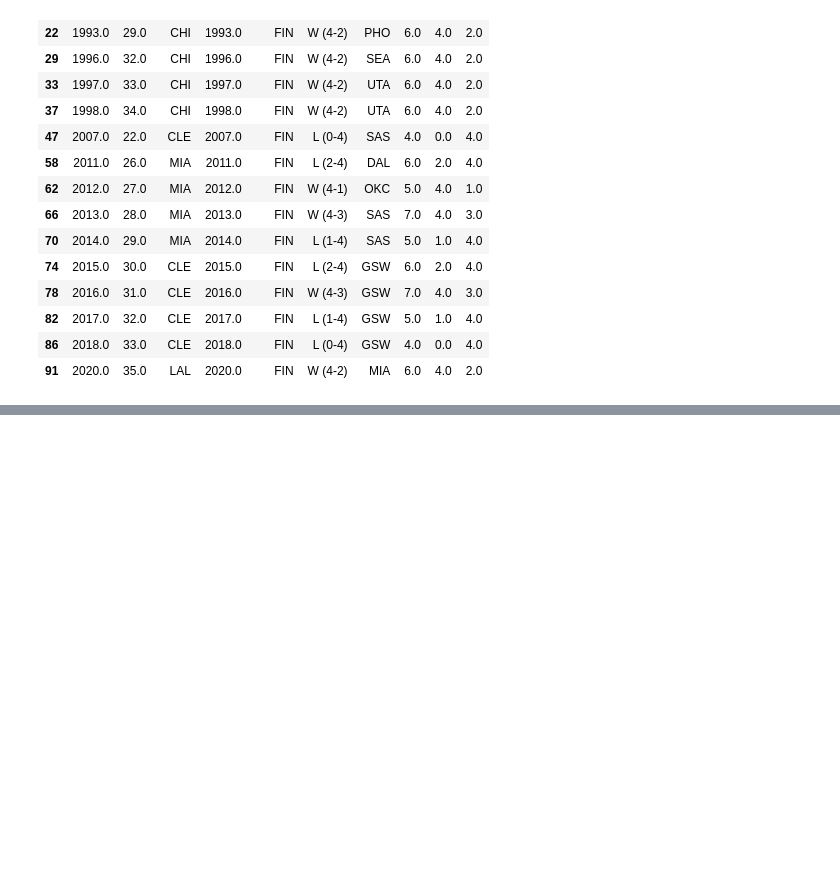
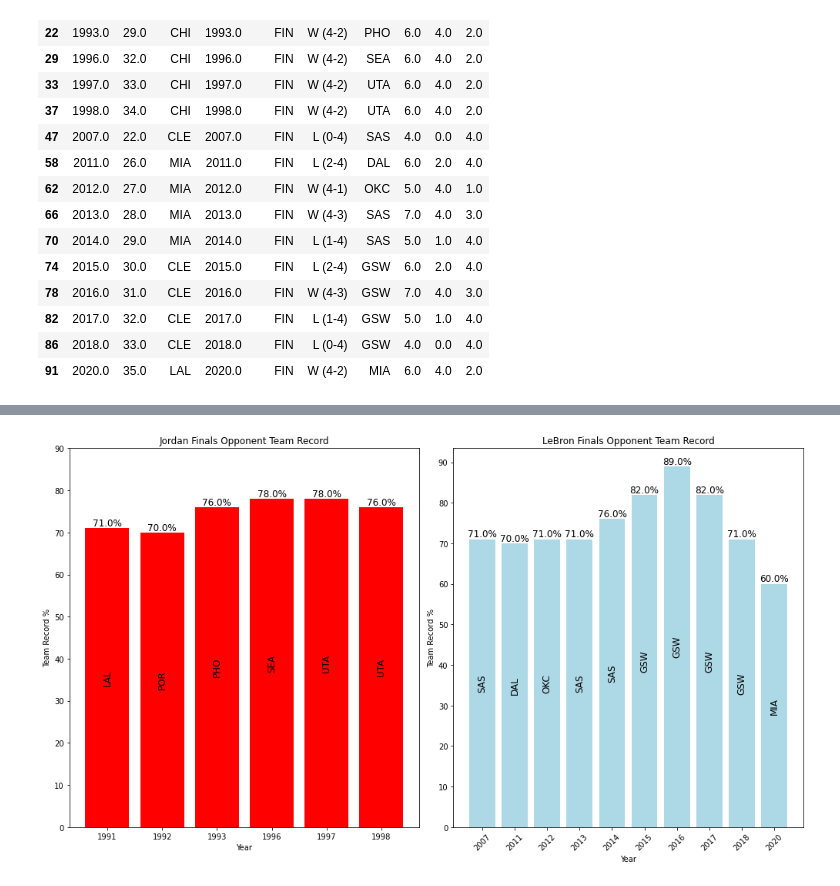
Before and after one commit to gohsoonhao/therealGOAT, a Jupyter notebook: 3b_playoff_team_success.ipynb, the cells around one changed output, grey strips where cells are left out. Drawn from its saved outputs; the diff is of its cells as text; code cells hidden in the pictures; blank space fills up the shorter version.

```diff
--- a/3b_playoff_team_success.ipynb
+++ b/3b_playoff_team_success.ipynb
@@ -134,0 +129,8 @@ Int64Index([91], dtype='int64')
+# %%
+# Extract the rows with team records
+team_record = finals_opp_playoff_stats[finals_opp_playoff_stats['Year'] >1000]
+team_record = team_record[['Year','Player','Age']]
+team_record = team_record.rename(columns={'Player':'Finals Opponent', 'Age':'Team Record'})
+team_record['W'] = team_record['Team Record'].astype(str).str[:2]
+team_record['L'] = team_record['Team Record'].astype(str).str[3:]
+team_record.head()
@@ -134,0 +144,4 @@ Int64Index([91], dtype='int64')
+# %%
+team_record['Team Record %'] = (team_record['W'].astype(int)/ (team_record['W'].astype(int) + team_record['L'].astype(int))).round(2) *100
+team_record["Year"] = team_record["Year"].astype(int).astype(str)
+team_record.head()
@@ -134,0 +155,47 @@ Int64Index([91], dtype='int64')
+# %%
+first_6 = team_record.iloc[:6]
+last_10 = team_record.iloc[-10:]
+
+# Plotting
+plt.figure(figsize=(14, 8))
+
+# First subplot
+plt.subplot(1, 2, 1)
+bars1 = plt.bar(first_6['Year'], first_6['Team Record %'], color='red')
+plt.title('Jordan Finals Opponent Team Record')
+plt.xlabel('Year')
+plt.ylabel('Team Record %')
+plt.xticks()
+plt.yticks(np.arange(0, 100, 10))
+
+# Adding labels on top of bars
+for bar in bars1:
+    yval = bar.get_height()
+    plt.text(bar.get_x() + bar.get_width() / 2, yval, f'{yval:.1f}%', ha='center', va='bottom', fontsize=12)
+
+for bar, team in zip(bars1, first_6['Finals Opponent']):
+    plt.text(bar.get_x() + bar.get_width() / 2, bar.get_height() / 2, f'{team}',
+             ha='center', va='center', rotation=90, fontsize=12)
+
+# Second subplot
+plt.subplot(1, 2, 2)
+bars2 = plt.bar(last_10['Year'], last_10['Team Record %'], color='lightblue')
+plt.title('LeBron Finals Opponent Team Record')
+plt.xlabel('Year')
+plt.ylabel('Team Record %')
+plt.xticks(rotation=45)
+plt.yticks(np.arange(0, 100, 10))
+
+# Adding labels on top of bars
+for bar in bars2:
+    yval = bar.get_height()
+    plt.text(bar.get_x() + bar.get_width() / 2, yval, f'{yval:.1f}%', ha='center', va='bottom', fontsize=12)
+
+for bar, team in zip(bars2, last_10['Finals Opponent']):
+    plt.text(bar.get_x() + bar.get_width() / 2, bar.get_height() / 2, f'{team}',
+             ha='center', va='center', rotation=90, fontsize=12)
+
+plt.tight_layout()
+plt.show()
+# %% [output]
+[figure, added]
```
Also changed, not shown: parts of 6 cells of this notebook, 1 other file.
